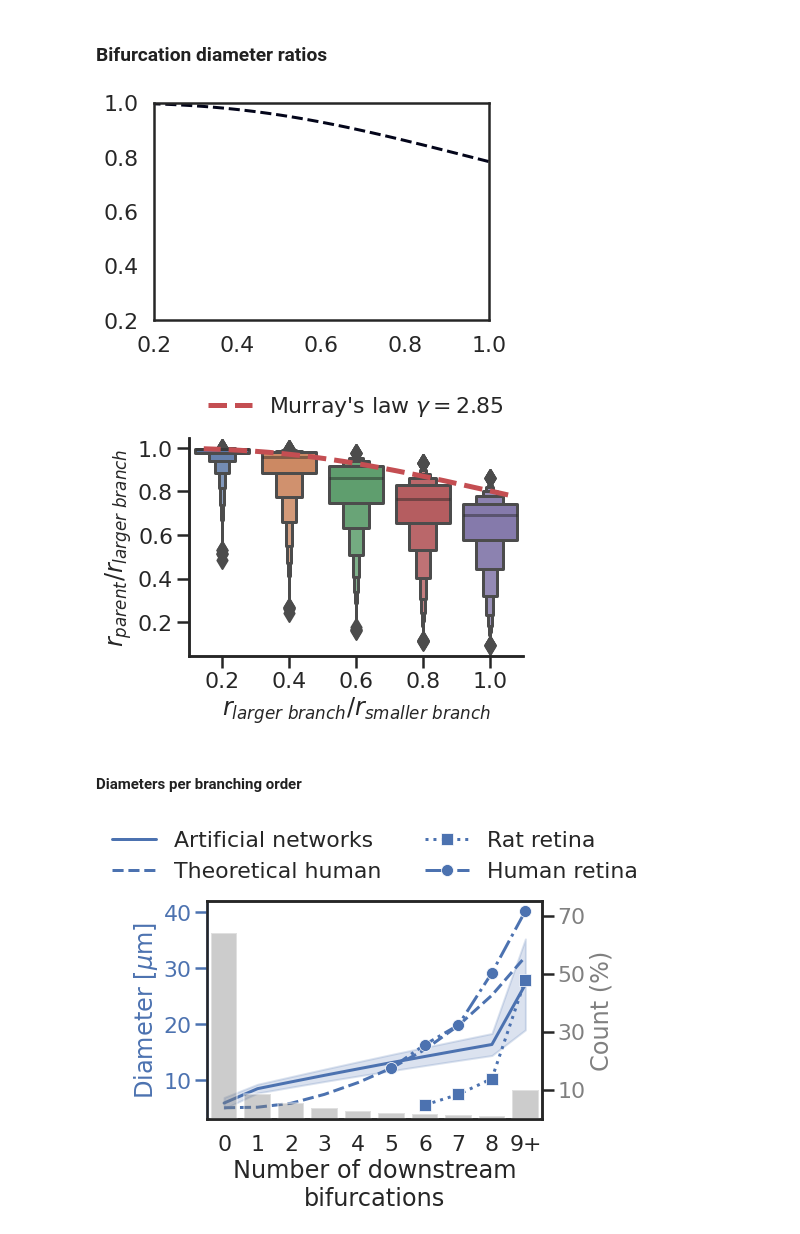
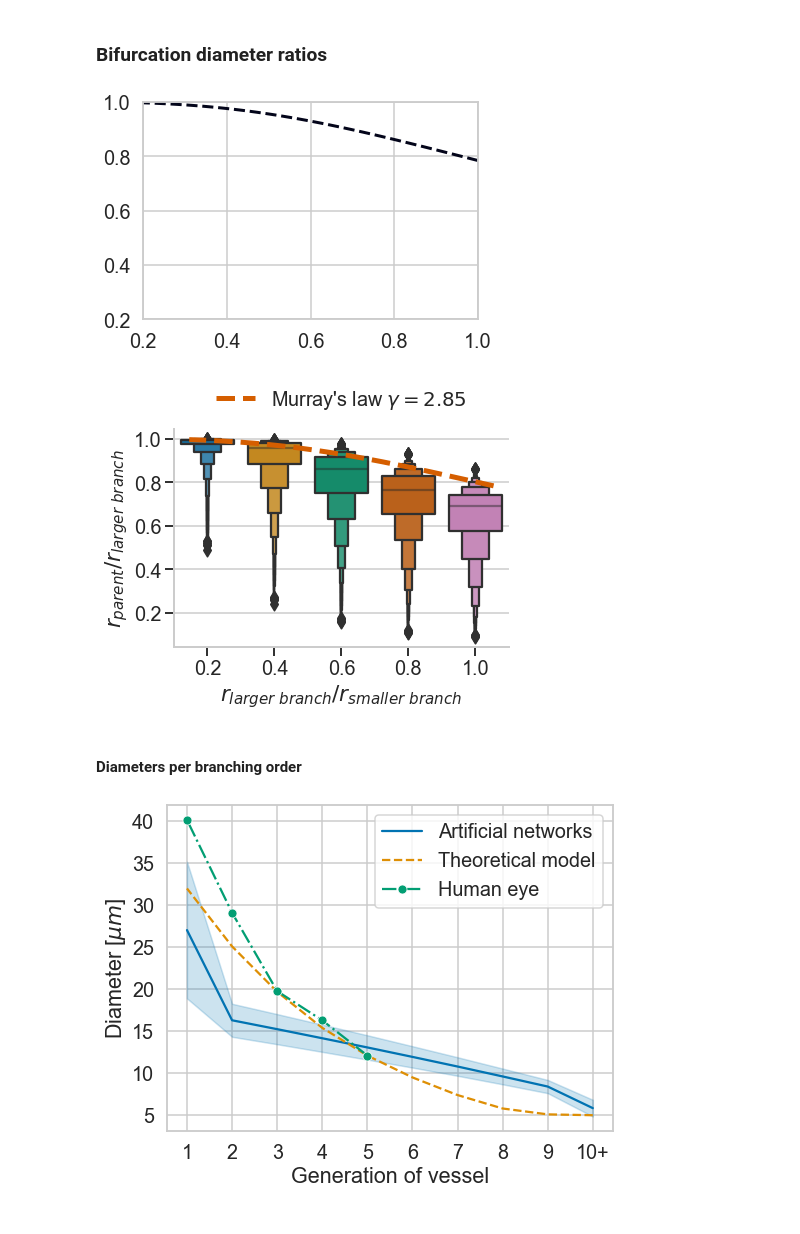
Before and after one commit to remihndz/Virtual-Angiogenesis, a Jupyter notebook: Results-8-patients/Analyse-Simulations.ipynb, the cells around one changed output. Drawn from its saved outputs; the diff is of its cells as text; code cells hidden in the pictures.

```diff
--- a/Results-8-patients/Analyse-Simulations.ipynb
+++ b/Results-8-patients/Analyse-Simulations.ipynb
@@ -3,7 +3,9 @@ import seaborn as sns
 import numpy as np
 import matplotlib.pyplot as plt
 import pandas as pd
-sns.set_theme(context='poster', palette='deep',style='white', font_scale=1)
+#sns.set_theme(context='paper', palette='deep',style='white', font_scale=1)
+sns.set_theme(context='talk', palette='colorblind', style='whitegrid', font_scale=1.2)
+sns.set_style("whitegrid")
 assert(sns.__version__=='0.11.2')
 # %% [markdown]
 ## Validation via OCTA metrics
@@ -118,7 +121,7 @@ cs = plt.contour(X,Y,z, [0], linestyles='--', linewidths=3)
 v = cs.allsegs[0][0]
 x,y = v[:,0], v[:,1]
 # %% [output]
-[figure, old version]
+[figure, new version]
 # %%
 df = pd.read_csv('DiameterRatiosAtBifurcations.dat', sep=' ')
 Title = "Ratio of radii at bifurcation\n"
@@ -155,7 +158,7 @@ g.tick_params(left=True, bottom=True)
 sns.move_legend(ax2, "lower center", bbox_to_anchor=(.5, 1), ncol=1, title=None, frameon=False)
 fig.savefig('BifurcationRatios.jpg', dpi=400, bbox_inches='tight')
 # %% [output]
-[figure, old version]
+[figure, new version]
 # %% [markdown]
 #### Diameters per branching order
 # %%
@@ -163,54 +166,55 @@ df = pd.read_csv('TreesData.dat', sep=' ')
 df['Type'] = ['Artificial networks' for _ in range(len(df))]
 df.Order = df.Order.astype(int)
 # %%
-fig = plt.figure()
+fig = plt.figure(figsize=(8,6))
 g = fig.add_subplot(111, label="1")
 l1 = sns.lineplot(data=df, x='Order', y='Diameter',ci='sd',
              ax=g, label='Artificial networks')
 
-color = g.get_lines()[0].get_color()
-g.set_ylabel(r'Diameter [$\mu$m]', color=color)
-g.spines['left'].set_color(color)
-g.yaxis.label.set_color(color)
-g.tick_params(axis='y', colors=color)
+#color = g.get_lines()[0].get_color()
+#g.set_ylabel(r'Diameter [$\mu$m]', color=color)
+#g.spines['left'].set_color(color)
+#g.yaxis.label.set_color(color)
+#g.tick_params(axis='y', colors=color)
 
 ## Add the data on diameter
 takahashi = pd.read_csv('Takahashi.dat', sep=' ',
                         names=['Bifurcations', 'Diameter','Radius'])
 takahashi = takahashi[takahashi.Diameter < 40]
 takahashi['Type'] = ['Ideal human\nretinal network' for _ in range(len(takahashi))]
-l2 = sns.lineplot(data=takahashi, x='Bifurcations', y='Diameter', linestyle='--',
-            ax=g, color=color, label='Theoretical human')
-kornfield = pd.read_csv('Kornfield2014.dat', sep=' ',
-                       names=['Bifurcations', 'Diameter'])
-kornfield['Type'] = ['Rat retina' for _ in range(4)]
-l3 = sns.lineplot(data=kornfield, x=[9,8,7,6], y='Diameter', color=color,
-            marker='s', linestyle=':', ax=g, label='Rat retina')
+l2 = sns.lineplot(data=takahashi, x='Bifurcations', y=r'Diameter', linestyle='--',
+            ax=g, label='Theoretical model')
+#kornfield = pd.read_csv('Kornfield2014.dat', sep=' ',
+#                       names=['Bifurcations', 'Diameter'])
+#kornfield['Type'] = ['Rat retina' for _ in range(4)]
+#l3 = sns.lineplot(data=kornfield, x=[9,8,7,6], y='Diameter', color=color,
+#            marker='s', linestyle=':', ax=g, label='Rat retina')
 an = pd.read_csv('An2020MeanDiameter.dat', sep=' ',
                  names=['Bifurcations', 'Diameter'])
 an['Type'] = ['Human retina' for _ in range(len(an))]
-l4 = sns.lineplot(data=an, x=[9,8,7,6,5], y='Diameter', color=color,
-            marker='o', linestyle='dashdot', ax=g, label='Human retina')
-handles = [l1,l2,l3,l4]
-sns.move_legend(g, "lower center", bbox_to_anchor=(.5, 1), ncol=2, title=None, frameon=False,
-)
+l4 = sns.lineplot(data=an,  y='Diameter', x=[9,8,7,6,5],
+            marker='o', linestyle='dashdot', ax=g, label='Human eye')
+#handles = [l1,l2,l3,l4]
+#sns.move_legend(g, "lower center", bbox_to_anchor=(.5, 1), ncol=2, title=None, frameon=False)
 g.invert_xaxis()
 
-color = 'gray'
-g1 = g.twinx()
-g1.set_ylim(0,75)
-sns.barplot(x="Order", y="Order", data=df, estimator=lambda x: len(x) / len(df) * 100, ax=g1, color=color,alpha=0.4)
-g1.set_ylabel("Count (%)", color=color)
-g1.set_yticks([10,30,50,70])
-g1.set_yticklabels([10,30,50,70], color=color)
+# color = 'gray'
+#g1 = g.twinx()
+#g1.set_ylim(0,75)
+#sns.barplot(x="Order", y="Order", data=df, estimator=lambda x: len(x) / len(df) * 100, ax=g1, color=color,alpha=0.4)
+#g1.set_ylabel("Count (%)", color=color)
+#g1.set_yticks([10,30,50,70])
+#g1.set_yticklabels([10,30,50,70], color=color)
 #sns.countplot(data=df, x='Order', ax=g1, color='gray', alpha=0.4)
 
 g.set_xticks([0,1,2,3,4,5,6,7,8,9])
-g.set_xticklabels([0,1,2,3,4,5,6,7,8,'9+'])
-g.set_xlabel('Number of downstream\nbifurcations')
-
+#g.set_xticklabels([0,1,2,3,4,5,6,7,8,'9+'])
+g.set_xticklabels(['10+', 9,8,7,6,5,4,3,2,1])
+#g.set_xlabel('Number of downstream\nbifurcations')
+g.set_xlabel('Generation of vessel')
+g.set_ylabel(r'Diameter [$\mu m$]')
 
 fig.savefig("DiametersPerBifurcationOrder.jpg", dpi=400, bbox_inches='tight')
 # %% [output]
-[figure, old version]
+[figure, new version]
 # %%
```
Also changed, not shown: parts of 7 cells of this notebook.
